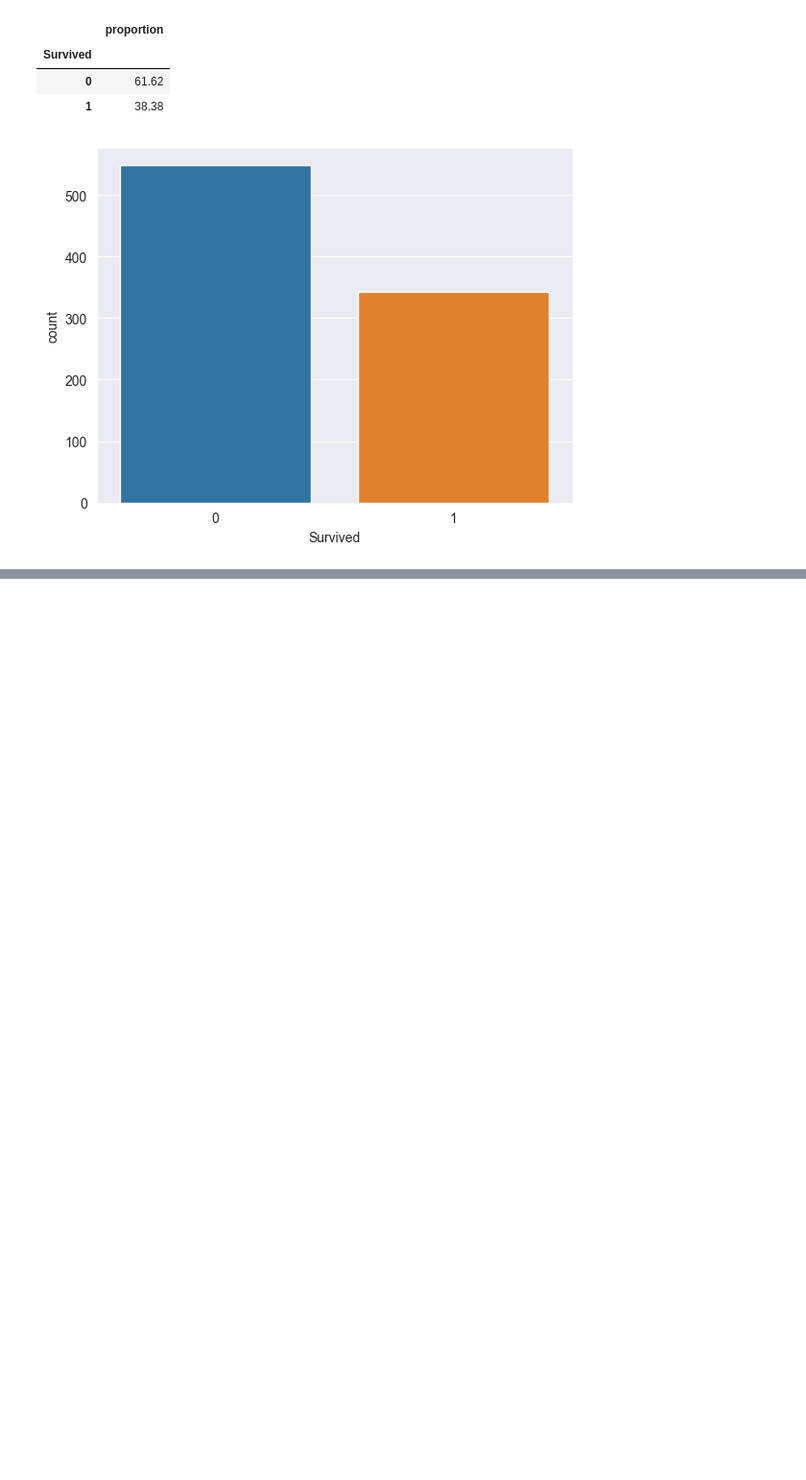
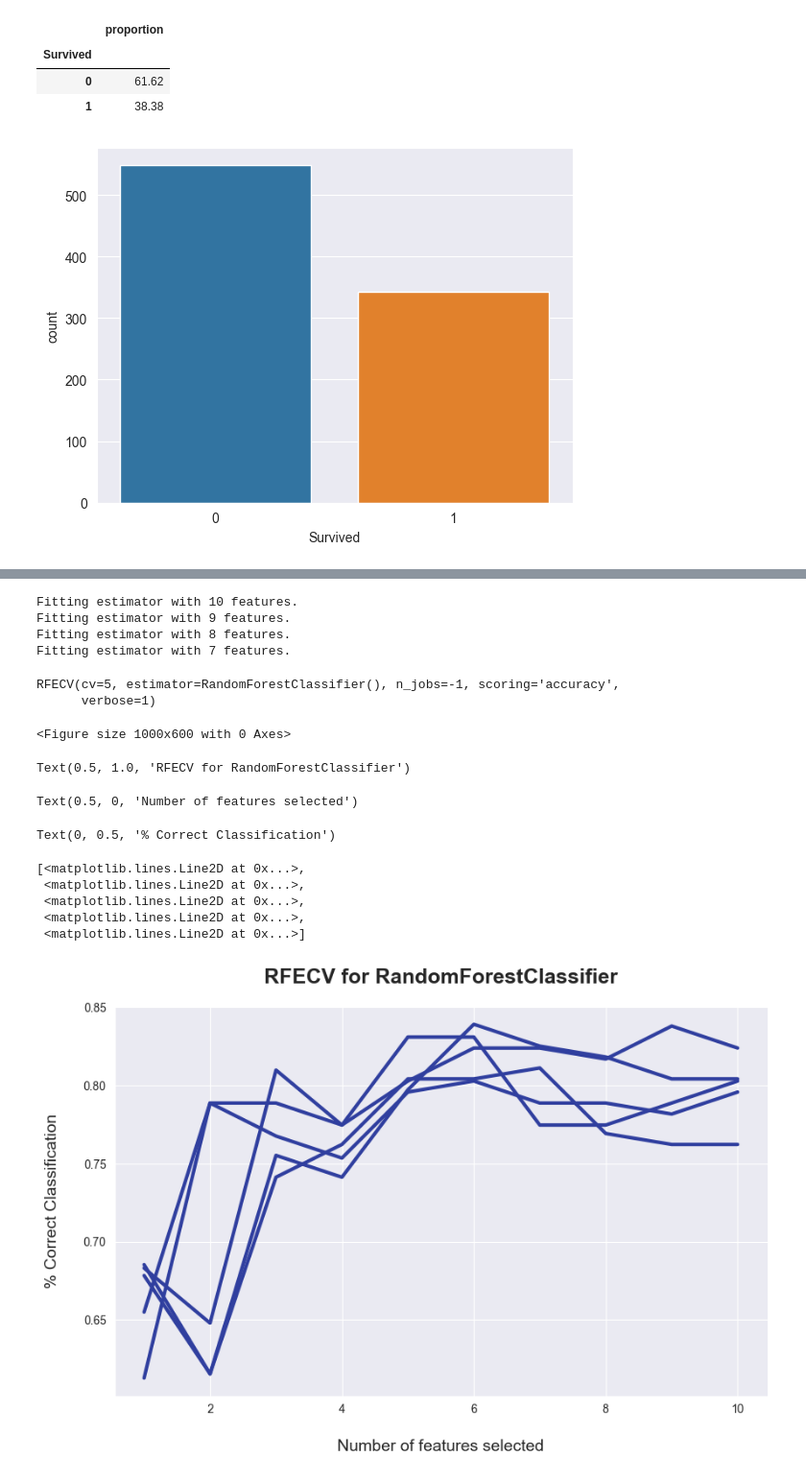
Before and after one commit to KaiLondo/kaggleTitanicData, a Jupyter notebook: titanic.ipynb, the cells around one changed output, grey strips where cells are left out. Shown at 96% size. Drawn from its saved outputs; the diff is of its cells as text; code cells hidden in the pictures; blank space fills up the shorter version.

Commit message:
Test classifiers and feature selection

```diff
--- a/titanic.ipynb
+++ b/titanic.ipynb
@@ -626,0 +637,39 @@ SVC()
+# %%
+#Recursive Feature Elimination with Cross Validation
+from sklearn.feature_selection import RFECV
+
+# Define the classifier
+classifier = RandomForestClassifier()
+
+# Define the RFECV
+rfecv = RFECV(estimator=classifier, step=1, cv=5, scoring='accuracy', n_jobs=-1, verbose=1)
+
+# Fit the RFECV
+rfecv.fit(X_train, y_train)
+
+# Plot the accuracy score vs number of features
+
+plt.figure(figsize=(10, 6))
+plt.title('RFECV for RandomForestClassifier', fontsize=18, fontweight='bold', pad=20)
+plt.xlabel('Number of features selected', fontsize=14, labelpad=20)
+plt.ylabel('% Correct Classification', fontsize=14, labelpad=20)
+plt.plot(range(1, len(rfecv.grid_scores_) + 1), rfecv.grid_scores_, color='#303F9F', linewidth=3)
+
+plt.show()
+# %% [output]
+Fitting estimator with 10 features.
+Fitting estimator with 9 features.
+Fitting estimator with 8 features.
+Fitting estimator with 7 features.
+RFECV(cv=5, estimator=RandomForestClassifier(), n_jobs=-1, scoring='accuracy',
+      verbose=1)
+<Figure size 1000x600 with 0 Axes>
+Text(0.5, 1.0, 'RFECV for RandomForestClassifier')
+Text(0.5, 0, 'Number of features selected')
+Text(0, 0.5, '% Correct Classification')
+[<matplotlib.lines.Line2D at 0x...>,
+ <matplotlib.lines.Line2D at 0x...>,
+ <matplotlib.lines.Line2D at 0x...>,
+ <matplotlib.lines.Line2D at 0x...>,
+ <matplotlib.lines.Line2D at 0x...>]
+[figure, added]
```
Also changed, not shown: parts of 8 cells of this notebook.
